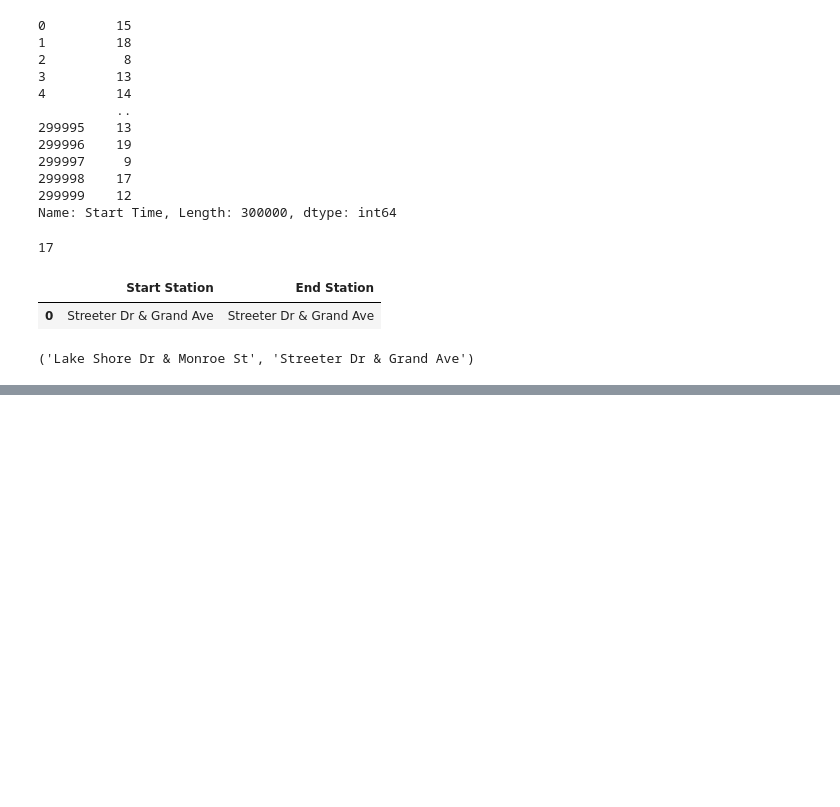
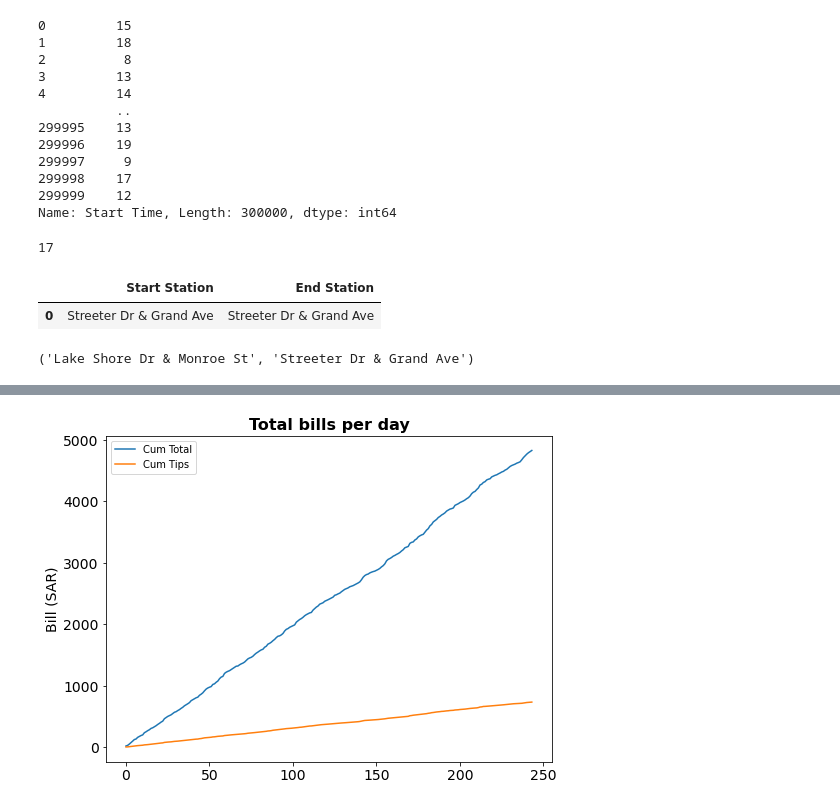
Before and after one commit to OmarInCS/data-analysis-visulization-python, a Jupyter notebook: demo.ipynb, the cells around one changed output, grey strips where cells are left out. Saved outputs shown, nothing was run; the diff lists cells and outputs as text; code cells hidden in the pictures; blank space fills up the shorter version.

```diff
--- a/demo.ipynb
+++ b/demo.ipynb
@@ -2188,0 +2249,4 @@ data[["Start Station", "End Station"]].value_counts().index[0]
+# %%
+data["cum_total"] = data["total_bill"].cumsum()
+data["cum_tips"] = data["tip"].cumsum()
+data
@@ -2188,0 +2267,17 @@ data[["Start Station", "End Station"]].value_counts().index[0]
+# %%
+plt.figure(figsize=(8, 6))
+
+plt.plot(data.index, data["cum_total"])
+plt.plot(data.index, data["cum_tips"])
+
+plt.xticks(fontsize=14)
+plt.yticks(fontsize=14)
+
+plt.title("Total bills per day", fontsize=16, fontweight="bold")
+plt.ylabel("Bill (SAR)", fontsize=14)
+
+plt.legend(labels=["Cum Total", "Cum Tips"])
+
+plt.show()
+# %% [output]
+[figure, added]
```
Also changed, not shown: parts of 13 cells of this notebook, 14 other files.
